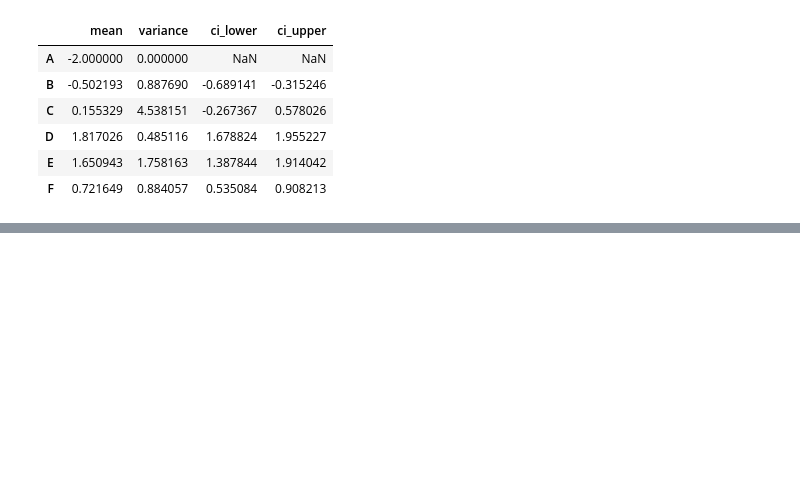
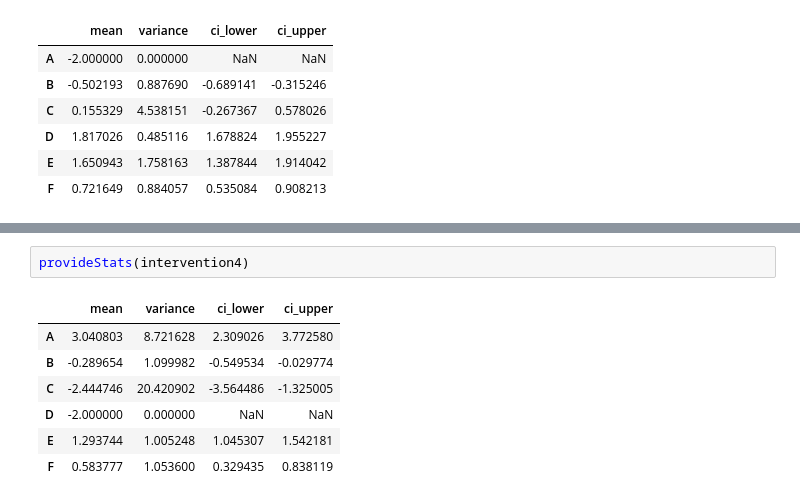
Before and after one commit to claralb2002/Active-Machine-Learning-Assignments, a Jupyter notebook: miniproject3/experiment.ipynb, the cells around one changed output, grey strips where cells are left out. Saved outputs shown, nothing was run; the diff lists cells and outputs as text; blank space fills up the shorter version.

```diff
--- a/miniproject3/experiment.ipynb
+++ b/miniproject3/experiment.ipynb
@@ -323,0 +319,10 @@ plotCorrelation(intervention3, title='Intervention 2 data')
+# %%
+provideStats(intervention4)
+# %% [output]
+|  | mean | variance | ci_lower | ci_upper |
+| A | 3.040803 | 8.721628 | 2.309026 | 3.772580 |
+| B | -0.289654 | 1.099982 | -0.549534 | -0.029774 |
+| C | -2.444746 | 20.420902 | -3.564486 | -1.325005 |
+| D | -2.000000 | 0.000000 | NaN | NaN |
+| E | 1.293744 | 1.005248 | 1.045307 | 1.542181 |
+| F | 0.583777 | 1.053600 | 0.329435 | 0.838119 |
```
Also changed, not shown: parts of 7 cells of this notebook.
